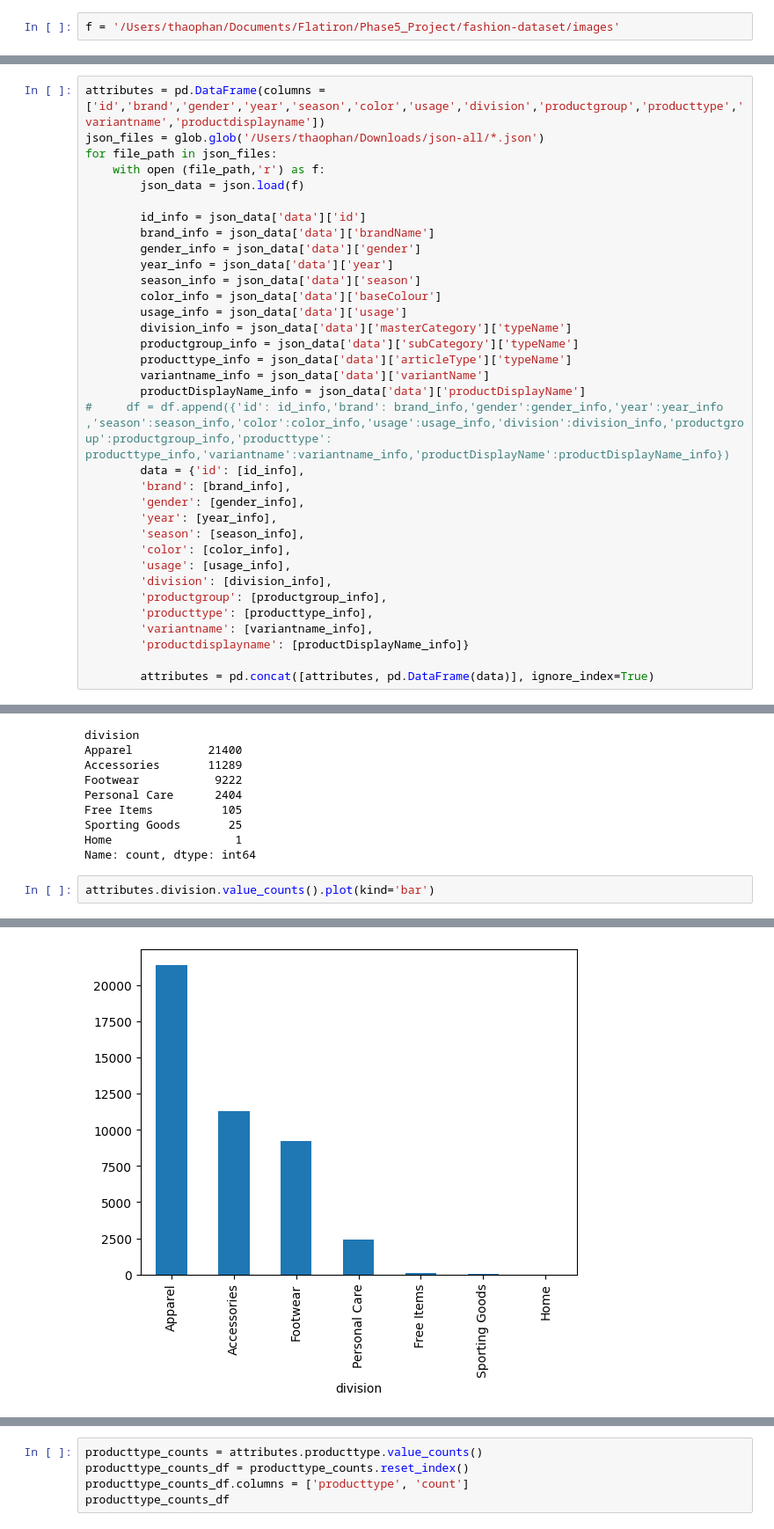
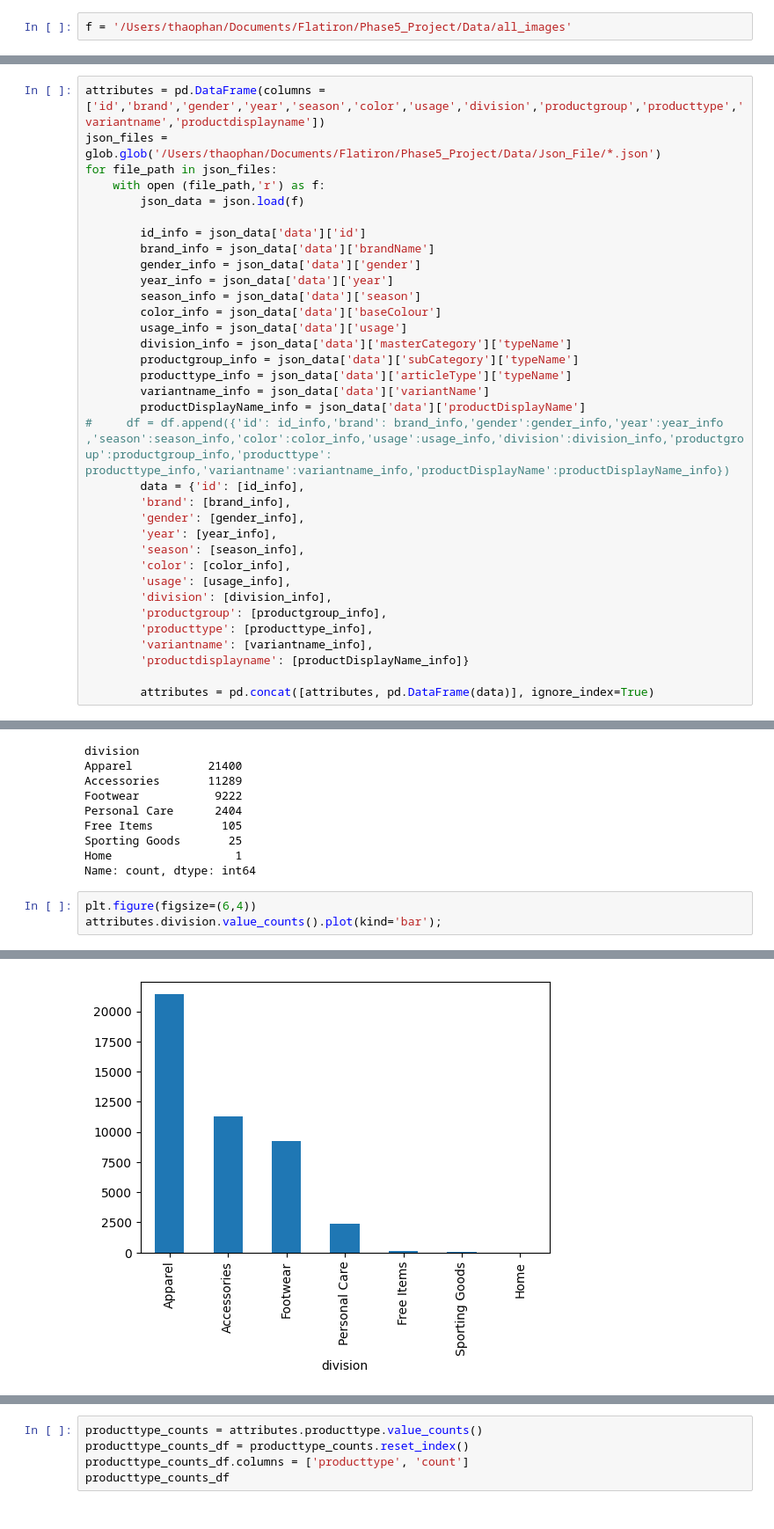
Before and after one commit to thao-phan23/Proposal_for_image_search_feature_for_NITA_fashion_ecommerce_company, a Jupyter notebook: 1. Phase_5_Project_Data_wrangling&EDA.ipynb, the cells around one changed output, grey strips where cells are left out. Shown: that part at 88% size. Saved outputs shown, nothing was run; the diff lists cells and outputs as text.

```diff
--- a/1. Phase_5_Project_Data_wrangling&EDA.ipynb
+++ b/1. Phase_5_Project_Data_wrangling&EDA.ipynb
@@ -29,7 +29,7 @@ import seaborn as sns
 
 %matplotlib inline
 # %%
-f = '/Users/thaophan/Documents/Flatiron/Phase5_Project/fashion-dataset/images'
+f = '/Users/thaophan/Documents/Flatiron/Phase5_Project/Data/all_images'
 # %%
 os.listdir(f)
 # %% [output]
@@ -66,7 +66,7 @@ Each image information is stored in its relevant json file so that we would extr
 Product information like gender, launching year, season, color, usage (functionality), division, product group, product types, variant names, and product display names are called product attributes. There are more information but right now we will extract these information.
 # %%
 attributes = pd.DataFrame(columns = ['id','brand','gender','year','season','color','usage','division','productgroup','producttype','variantname','productdisplayname'])
-json_files = glob.glob('/Users/thaophan/Downloads/json-all/*.json')
+json_files = glob.glob('/Users/thaophan/Documents/Flatiron/Phase5_Project/Data/Json_File/*.json')
 for file_path in json_files:
     with open (file_path,'r') as f:
         json_data = json.load(f)
@@ -149,5 +131,6 @@ Sporting Goods       25
 Home                  1
 Name: count, dtype: int64
 # %%
-attributes.division.value_counts().plot(kind='bar')
+plt.figure(figsize=(6,4))
+attributes.division.value_counts().plot(kind='bar');
 # %% [output]
@@ -155 +137 @@ attributes.division.value_counts().plot(kind='bar')
-[figure, old version]
+[figure, new version]
```
Also changed, not shown: parts of 44 cells of this notebook, 3 other files.
